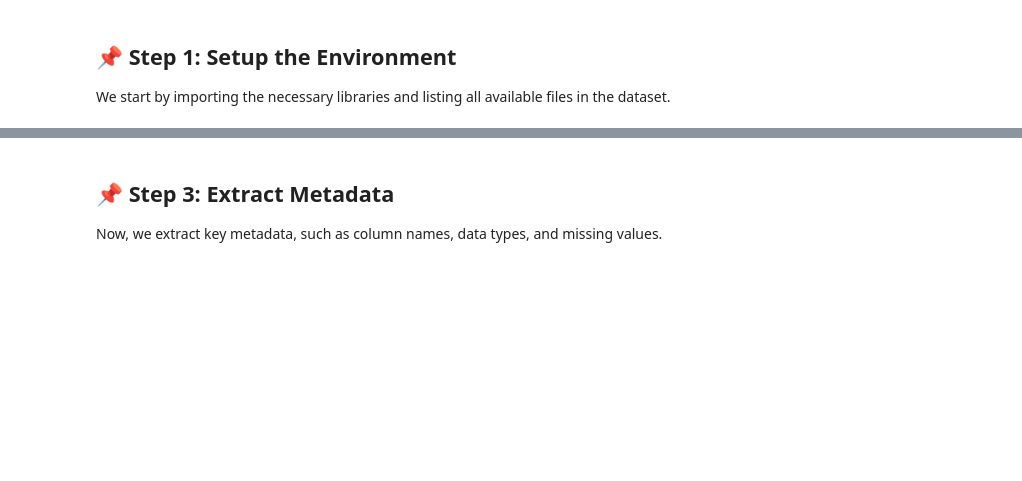
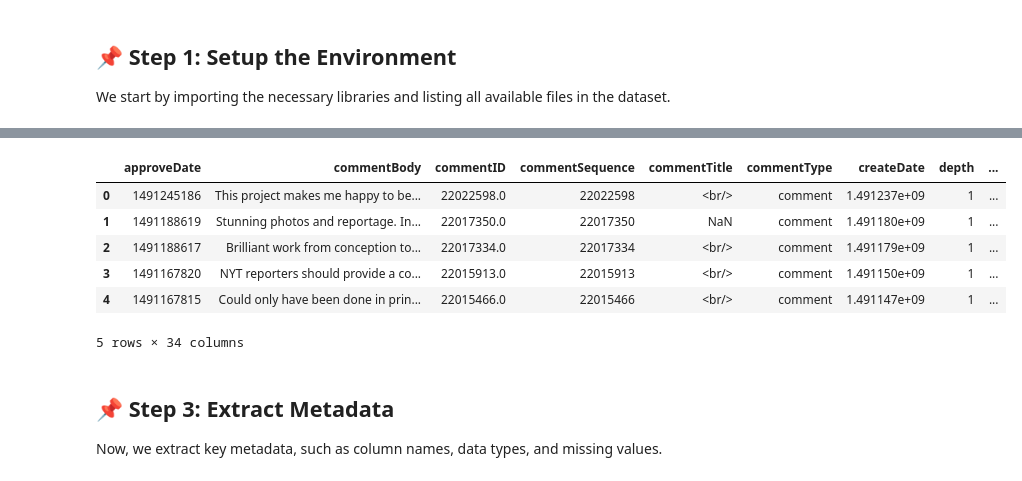
Before and after one commit to omnidox/cognizant-genspark-genai-training, a Jupyter notebook: introduction-to-genai/deliverables/mod_7_Introduction_to_Transformer_Models/Text_Generation_with_LSTM.ipynb, the cells around one changed output, grey strips where cells are left out. Drawn from its saved outputs; the diff is of its cells as text; code cells hidden in the pictures; blank space fills up the shorter version.

```diff
--- a/introduction-to-genai/deliverables/mod_7_Introduction_to_Transformer_Models/Text_Generation_with_LSTM.ipynb
+++ b/introduction-to-genai/deliverables/mod_7_Introduction_to_Transformer_Models/Text_Generation_with_LSTM.ipynb
@@ -28,3 +38,18 @@ df.head()
+# %%
+# Load an example file to inspect its structure
+sample_file_2 = "CommentsApril2017.csv"  # You can change this to any file in the dataset
+df_2 = pd.read_csv(os.path.join(dataset_path, sample_file_2))
+
+# Display first few rows
+df_2.head()
+# %% [output]
+|  | approveDate | commentBody | commentID | commentSequence | commentTitle | commentType | createDate | depth | ... |
+| 0 | 1491245186 | This project makes me happy to be... | 22022598.0 | 22022598 | <br/> | comment | 1.491237e+09 | 1 | ... |
+| 1 | 1491188619 | Stunning photos and reportage. In... | 22017350.0 | 22017350 | NaN | comment | 1.491180e+09 | 1 | ... |
+| 2 | 1491188617 | Brilliant work from conception to... | 22017334.0 | 22017334 | <br/> | comment | 1.491179e+09 | 1 | ... |
+| 3 | 1491167820 | NYT reporters should provide a co... | 22015913.0 | 22015913 | <br/> | comment | 1.491150e+09 | 1 | ... |
+| 4 | 1491167815 | Could only have been done in prin... | 22015466.0 | 22015466 | <br/> | comment | 1.491147e+09 | 1 | ... |
+5 rows × 34 columns
 # %% [markdown]
 ## **📌 Step 3: Extract Metadata**
 Now, we extract key metadata, such as column names, data types, and missing values.
```
Also changed, not shown: parts of 24 cells of this notebook.
